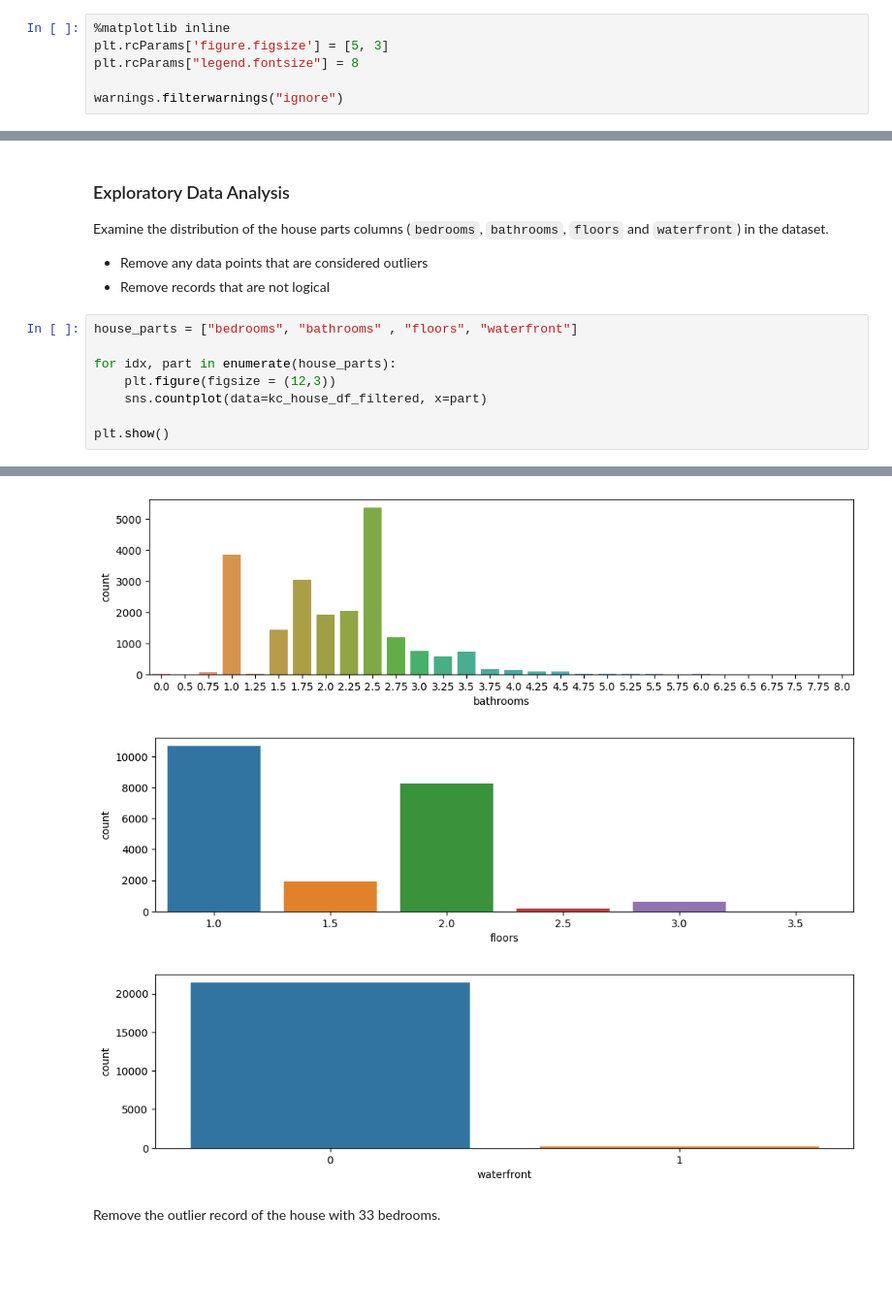
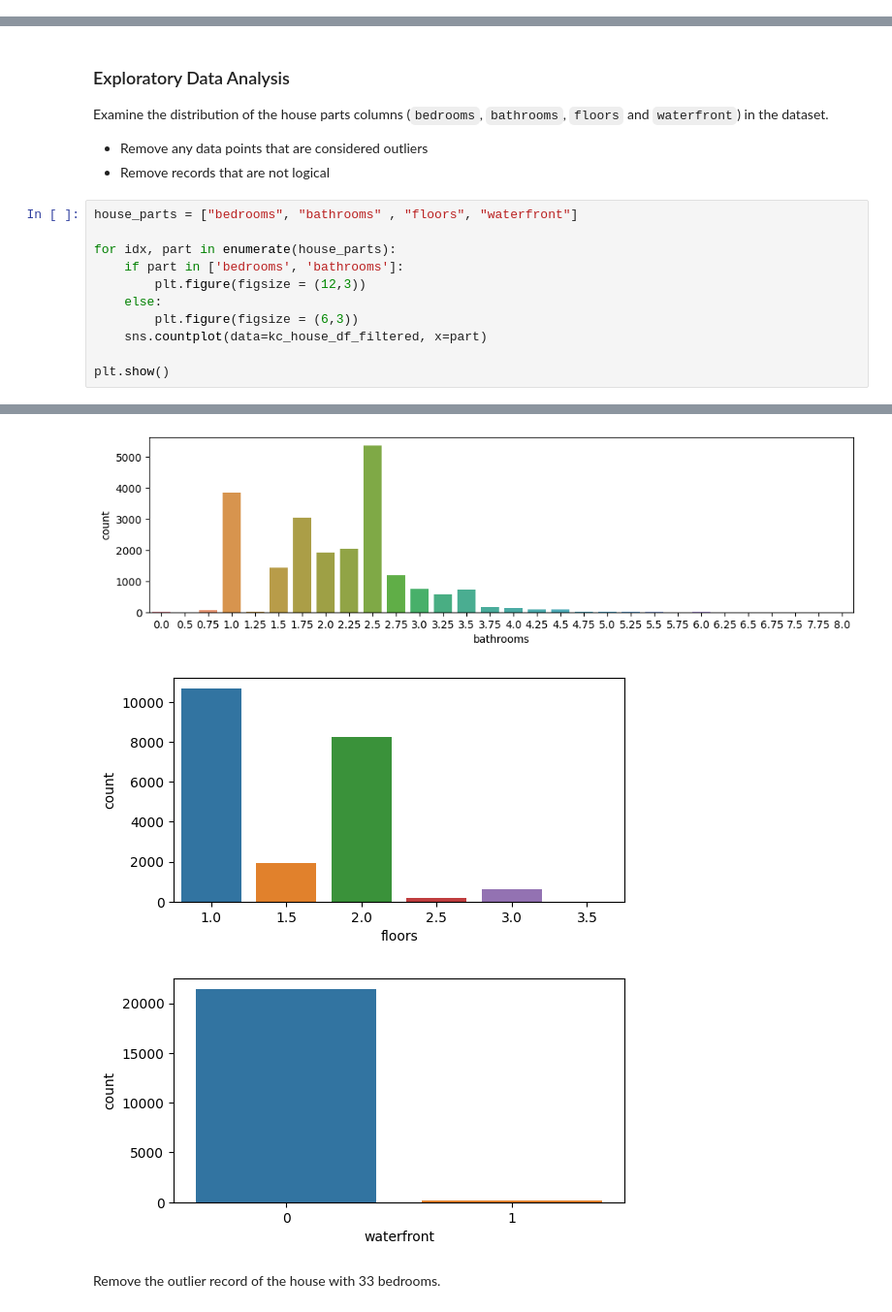
Before and after one commit to abccastro/House-Price-Prediction-using-Polynomial-Regression, a Jupyter notebook: House Price Prediction/House Price Prediction (King County, USA).ipynb, the cells around one changed output, grey strips where cells are left out. Shown at 97% size. Drawn from its saved outputs; the diff is of its cells as text; blank space fills up the shorter version.

```diff
--- a/House Price Prediction/House Price Prediction (King County, USA).ipynb
+++ b/House Price Prediction/House Price Prediction (King County, USA).ipynb
@@ -16,9 +19,3 @@ from sklearn.metrics import r2_score
-# %%
-%matplotlib inline
-plt.rcParams['figure.figsize'] = [5, 3]
-plt.rcParams["legend.fontsize"] = 8
-
-warnings.filterwarnings("ignore")
 # %% [markdown]
 ### Importing and Transforming Dataset
 
@@ -127,16 +124,19 @@ Examine the distribution of the house parts columns (`bedrooms`, `bathrooms`, `f
 # %%
 house_parts = ["bedrooms", "bathrooms" , "floors", "waterfront"]
 
 for idx, part in enumerate(house_parts):
-    plt.figure(figsize = (12,3))
+    if part in ['bedrooms', 'bathrooms']:
+        plt.figure(figsize = (12,3))
+    else:
+        plt.figure(figsize = (6,3))
     sns.countplot(data=kc_house_df_filtered, x=part)
 
 plt.show()
 # %% [output]
 [figure]
 [figure]
-[figure, old version]
+[figure, new version]
-[figure, old version]
+[figure, new version]
 # %% [markdown]
 Remove the outlier record of the house with 33 bedrooms.
 # %%
```
Also changed, not shown: parts of 4 cells of this notebook, 1 other file.
